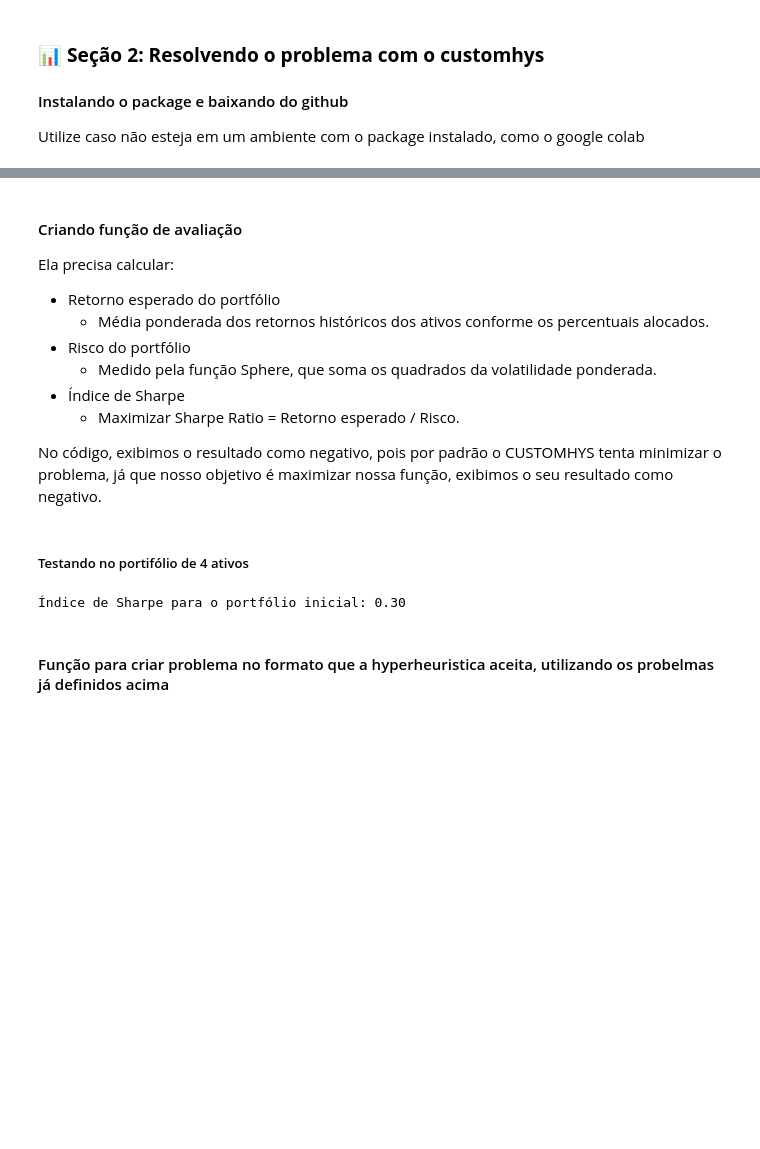
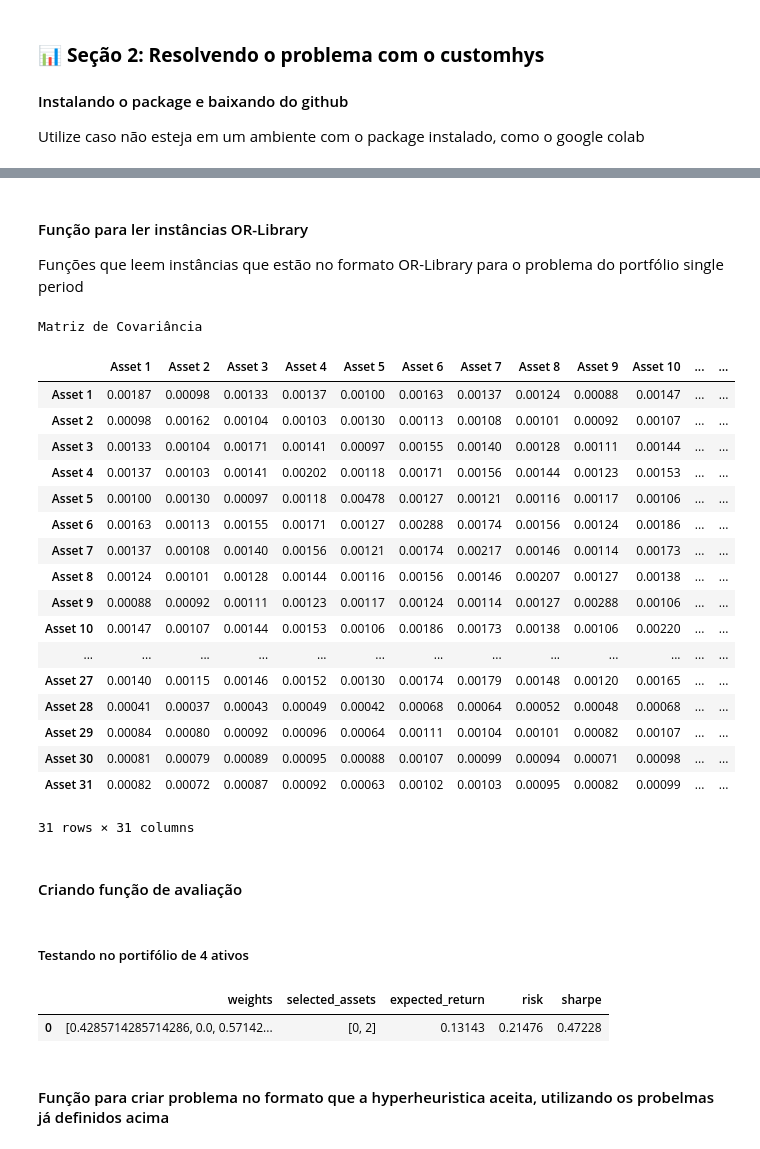
Before and after one commit to J0NGS/customhys, a Jupyter notebook: portfolio_optimization_OR_LIBRARY.ipynb, the cells around one changed output, grey strips where cells are left out. Saved outputs shown, nothing was run; the diff lists cells and outputs as text; code cells hidden in the pictures; blank space fills up the shorter version.

```diff
--- a/portfolio_optimization_OR_LIBRARY.ipynb
+++ b/portfolio_optimization_OR_LIBRARY.ipynb
@@ -231,12 +261,0 @@ Instância 2 - Portfólio com 10 Ativos: {'function': <customhys.benchmark_func.
-# %% [markdown]
-#### Criando função de avaliação
-Ela precisa calcular:
-
-- Retorno esperado do portfólio
-    - Média ponderada dos retornos históricos dos ativos conforme os percentuais alocados.
-- Risco do portfólio
-    - Medido pela função Sphere, que soma os quadrados da volatilidade ponderada.
-- Índice de Sharpe
-    - Maximizar Sharpe Ratio = Retorno esperado / Risco.
-
-No código, exibimos o resultado como negativo, pois por padrão o CUSTOMHYS tenta minimizar o problema, já que nosso objetivo é maximizar nossa função, exibimos o seu resultado como negativo.
@@ -281,0 +262,3 @@ def portfolio_evaluation(weights, problem, risk_free_rate=0.03):
+# %% [markdown]
+#### Função para ler instâncias OR-Library
+Funções que leem instâncias que estão no formato OR-Library para o problema do portfólio single period
@@ -281,0 +330,28 @@ def portfolio_evaluation(weights, problem, risk_free_rate=0.03):
+# %%
+# Lê o arquivo port1 para testar
+instance_data = read_or_library_instance("port1.txt")
+
+print("\nMatriz de Covariância\n")
+display(instance_data["df_cov"].round(5))  # Arredondando para facilitar a leitura
+# %% [output]
+Matriz de Covariância
+|  | Asset 1 | Asset 2 | Asset 3 | Asset 4 | Asset 5 | Asset 6 | Asset 7 | Asset 8 | Asset 9 | Asset 10 | ... | ... |
+| Asset 1 | 0.00187 | 0.00098 | 0.00133 | 0.00137 | 0.00100 | 0.00163 | 0.00137 | 0.00124 | 0.00088 | 0.00147 | ... | ... |
+| Asset 2 | 0.00098 | 0.00162 | 0.00104 | 0.00103 | 0.00130 | 0.00113 | 0.00108 | 0.00101 | 0.00092 | 0.00107 | ... | ... |
+| Asset 3 | 0.00133 | 0.00104 | 0.00171 | 0.00141 | 0.00097 | 0.00155 | 0.00140 | 0.00128 | 0.00111 | 0.00144 | ... | ... |
+| Asset 4 | 0.00137 | 0.00103 | 0.00141 | 0.00202 | 0.00118 | 0.00171 | 0.00156 | 0.00144 | 0.00123 | 0.00153 | ... | ... |
+| Asset 5 | 0.00100 | 0.00130 | 0.00097 | 0.00118 | 0.00478 | 0.00127 | 0.00121 | 0.00116 | 0.00117 | 0.00106 | ... | ... |
+| Asset 6 | 0.00163 | 0.00113 | 0.00155 | 0.00171 | 0.00127 | 0.00288 | 0.00174 | 0.00156 | 0.00124 | 0.00186 | ... | ... |
+| Asset 7 | 0.00137 | 0.00108 | 0.00140 | 0.00156 | 0.00121 | 0.00174 | 0.00217 | 0.00146 | 0.00114 | 0.00173 | ... | ... |
+| Asset 8 | 0.00124 | 0.00101 | 0.00128 | 0.00144 | 0.00116 | 0.00156 | 0.00146 | 0.00207 | 0.00127 | 0.00138 | ... | ... |
+| Asset 9 | 0.00088 | 0.00092 | 0.00111 | 0.00123 | 0.00117 | 0.00124 | 0.00114 | 0.00127 | 0.00288 | 0.00106 | ... | ... |
+| Asset 10 | 0.00147 | 0.00107 | 0.00144 | 0.00153 | 0.00106 | 0.00186 | 0.00173 | 0.00138 | 0.00106 | 0.00220 | ... | ... |
+| ... | ... | ... | ... | ... | ... | ... | ... | ... | ... | ... | ... | ... |
+| Asset 27 | 0.00140 | 0.00115 | 0.00146 | 0.00152 | 0.00130 | 0.00174 | 0.00179 | 0.00148 | 0.00120 | 0.00165 | ... | ... |
+| Asset 28 | 0.00041 | 0.00037 | 0.00043 | 0.00049 | 0.00042 | 0.00068 | 0.00064 | 0.00052 | 0.00048 | 0.00068 | ... | ... |
+| Asset 29 | 0.00084 | 0.00080 | 0.00092 | 0.00096 | 0.00064 | 0.00111 | 0.00104 | 0.00101 | 0.00082 | 0.00107 | ... | ... |
+| Asset 30 | 0.00081 | 0.00079 | 0.00089 | 0.00095 | 0.00088 | 0.00107 | 0.00099 | 0.00094 | 0.00071 | 0.00098 | ... | ... |
+| Asset 31 | 0.00082 | 0.00072 | 0.00087 | 0.00092 | 0.00063 | 0.00102 | 0.00103 | 0.00095 | 0.00082 | 0.00099 | ... | ... |
+31 rows × 31 columns
+# %% [markdown]
+#### Criando função de avaliação
@@ -282,14 +409,27 @@ def portfolio_evaluation(weights, problem, risk_free_rate=0.03):
 # %% [markdown]
 ##### Testando no portifólio de 4 ativos
-# %%
-# 🔹 Teste com pesos iniciais arbitrários
-weights_4 = [0.30, 0.25, 0.35, 0.10]  # Alocação inicial
-
-# 🔹 Cálculo do Índice de Sharpe usando a nova função
-sharpe_score = portfolio_evaluation(weights_4, portfolio_4_assets)
-
-print(f"Índice de Sharpe para o portfólio inicial: {-sharpe_score:.2f}")  # Convertendo de negativo para positivo
-# %% [output]
-Índice de Sharpe para o portfólio inicial: 0.30
+# %%
+
+# Exemplo de teste rápido
+from_port1 = {
+    "n_assets": 4,
+    "returns": np.array([0.12, 0.10, 0.14, 0.05]),
+    "cov_matrix": np.array([
+        [0.0400, 0.0288, 0.0375, 0.0010],
+        [0.0288, 0.0324, 0.0293, 0.0014],
+        [0.0375, 0.0293, 0.0625, 0.0025],
+        [0.0010, 0.0014, 0.0025, 0.0025]
+    ])
+}
+
+# Executa a função
+resultado, log = portfolio_evaluation([0.3, 0.2, 0.4, 0.1], from_port1, k=2, risk_free_rate=0.03)
+
+# Visualiza
+df_log = pd.DataFrame([log])
+display(df_log[["weights", "selected_assets", "expected_return", "risk", "sharpe"]].round(5))
+# %% [output]
+|  | weights | selected_assets | expected_return | risk | sharpe |
+| 0 | [0.4285714285714286, 0.0, 0.57142... | [0, 2] | 0.13143 | 0.21476 | 0.47228 |
 # %% [markdown]
 #### Função para criar problema no formato que a hyperheuristica aceita, utilizando os probelmas já definidos acima
```
Also changed, not shown: parts of 12 cells of this notebook, 2 other files.
